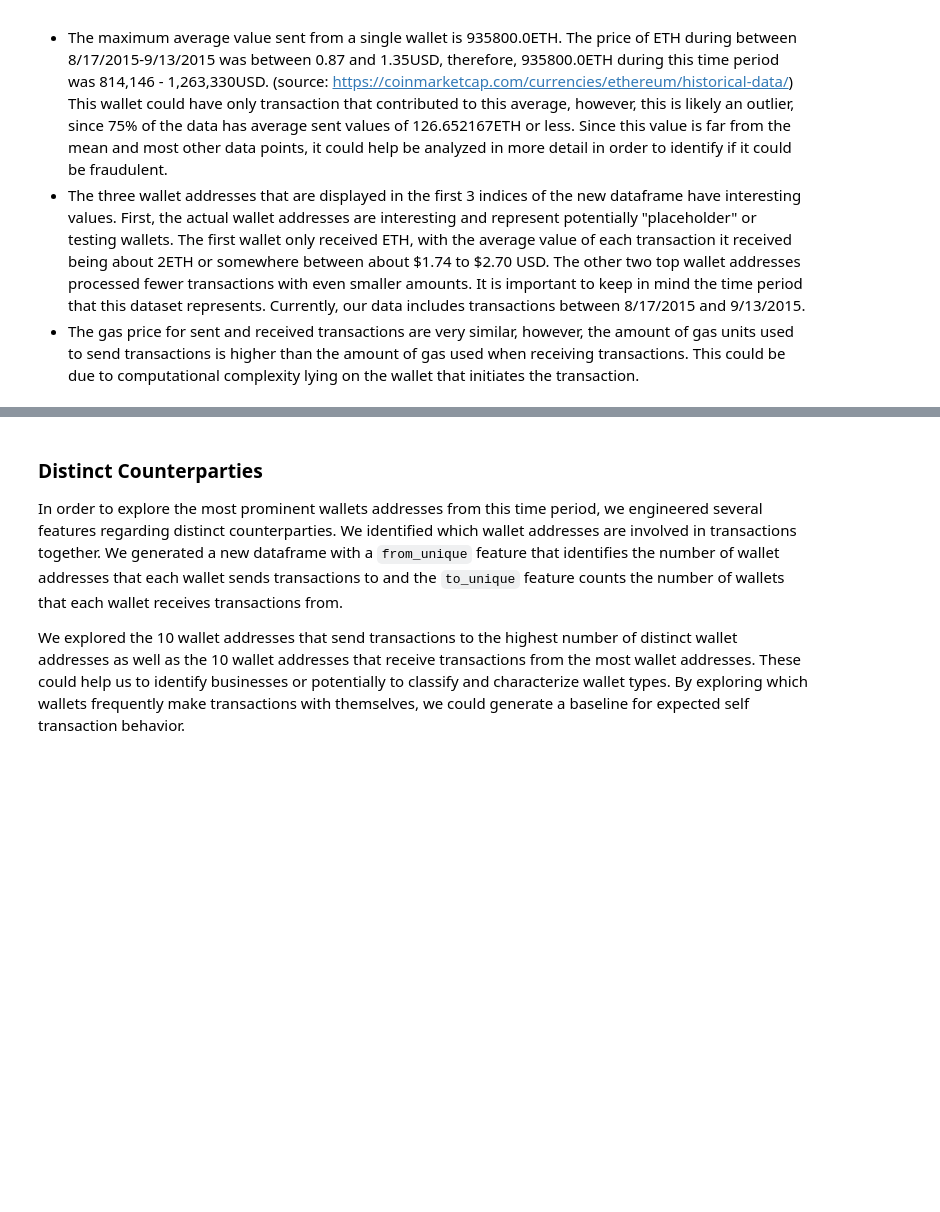
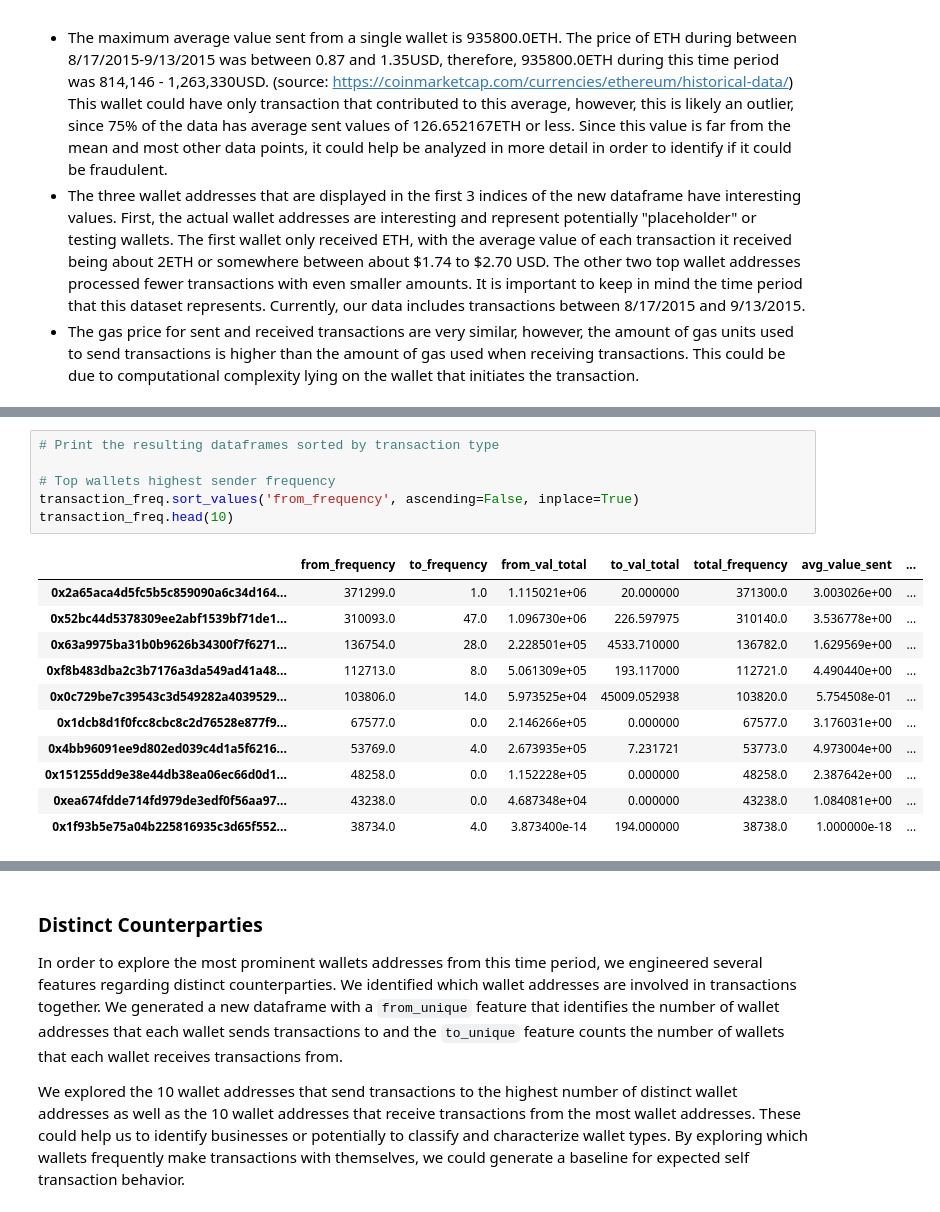
Before and after one commit to DataBuffs/detecting-ethereum-fraud, a Jupyter notebook: main.ipynb, the cells around one changed output, grey strips where cells are left out. Cells and saved outputs as stored; diff of their text form; blank space fills up the shorter version.

```diff
--- a/main.ipynb
+++ b/main.ipynb
@@ -620,0 +618,18 @@ Average gas used for received transactions:  113073.2645037465
+# %%
+# Print the resulting dataframes sorted by transaction type
+
+# Top wallets highest sender frequency
+transaction_freq.sort_values('from_frequency', ascending=False, inplace=True)
+transaction_freq.head(10)
+# %% [output]
+|  | from_frequency | to_frequency | from_val_total | to_val_total | total_frequency | avg_value_sent | ... |
+| 0x2a65aca4d5fc5b5c859090a6c34d164... | 371299.0 | 1.0 | 1.115021e+06 | 20.000000 | 371300.0 | 3.003026e+00 | ... |
+| 0x52bc44d5378309ee2abf1539bf71de1... | 310093.0 | 47.0 | 1.096730e+06 | 226.597975 | 310140.0 | 3.536778e+00 | ... |
+| 0x63a9975ba31b0b9626b34300f7f6271... | 136754.0 | 28.0 | 2.228501e+05 | 4533.710000 | 136782.0 | 1.629569e+00 | ... |
+| 0xf8b483dba2c3b7176a3da549ad41a48... | 112713.0 | 8.0 | 5.061309e+05 | 193.117000 | 112721.0 | 4.490440e+00 | ... |
+| 0x0c729be7c39543c3d549282a4039529... | 103806.0 | 14.0 | 5.973525e+04 | 45009.052938 | 103820.0 | 5.754508e-01 | ... |
+| 0x1dcb8d1f0fcc8cbc8c2d76528e877f9... | 67577.0 | 0.0 | 2.146266e+05 | 0.000000 | 67577.0 | 3.176031e+00 | ... |
+| 0x4bb96091ee9d802ed039c4d1a5f6216... | 53769.0 | 4.0 | 2.673935e+05 | 7.231721 | 53773.0 | 4.973004e+00 | ... |
+| 0x151255dd9e38e44db38ea06ec66d0d1... | 48258.0 | 0.0 | 1.152228e+05 | 0.000000 | 48258.0 | 2.387642e+00 | ... |
+| 0xea674fdde714fd979de3edf0f56aa97... | 43238.0 | 0.0 | 4.687348e+04 | 0.000000 | 43238.0 | 1.084081e+00 | ... |
+| 0x1f93b5e75a04b225816935c3d65f552... | 38734.0 | 4.0 | 3.873400e-14 | 194.000000 | 38738.0 | 1.000000e-18 | ... |
```
Also changed, not shown: parts of 13 cells of this notebook.
